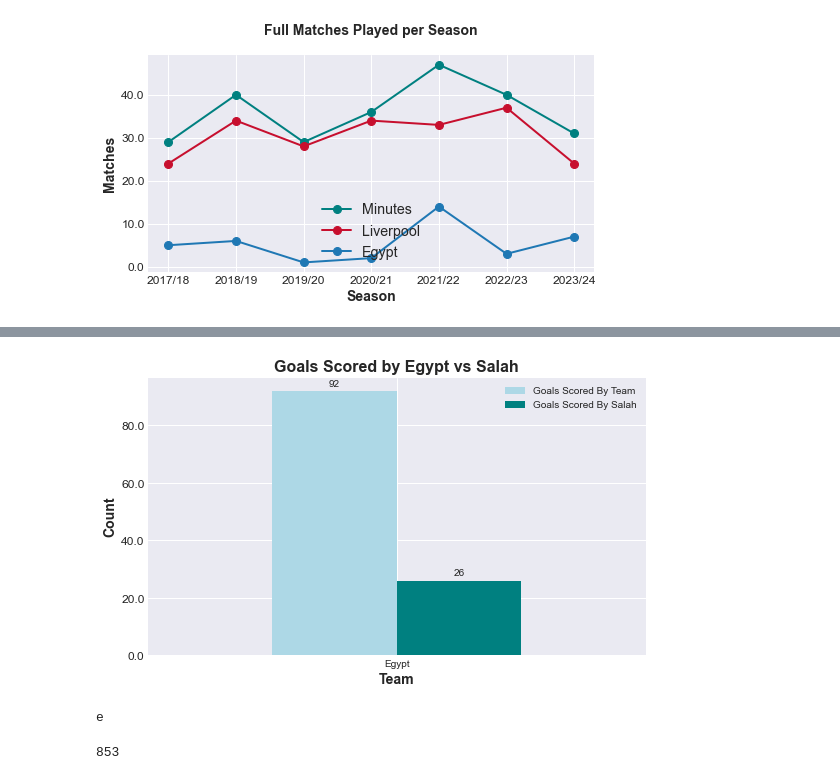
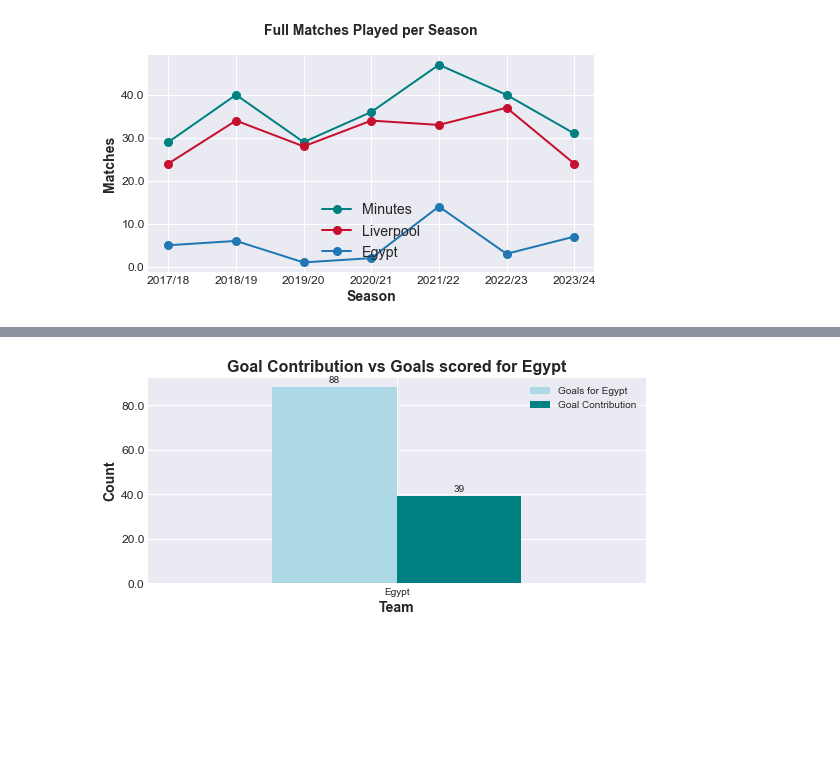
Before and after one commit to Mahmoud46/data_analytics_case_study_mohamed_salah, a Jupyter notebook: Code/advanced_analysis.ipynb, the cells around one changed output, grey strips where cells are left out. Cells and saved outputs as stored; diff of their text form; code cells hidden in the pictures; blank space fills up the shorter version.

```diff
--- a/Code/advanced_analysis.ipynb
+++ b/Code/advanced_analysis.ipynb
@@ -733,0 +803,36 @@ plt.show()
+# %%
+import pandas as pd
+import matplotlib.pyplot as plt
+# Example DataFrame
+data_shots = {
+    'Season': ['2017/18', '2018/19', '2019/20', '2020/21', '2021/22', '2022/23', '2023/24'],
+    'Goals for Egypt': eg_gls,
+    'Goal Contribution': total_gls,
+}
+df_shots = pd.DataFrame(data_shots)
+# Apply modern style
+plt.style.use('seaborn-darkgrid')
+# Create figure and axis
+fig, ax = plt.subplots(figsize=(8, 4))
+
+# Plot shots
+bars = df_shots.plot(x='Season', y=['Goals for Egypt', 'Goal Contribution'], kind='bar', title='Goal Contribution vs Goals scored for Egypt per Season', color=['lightblue', 'teal'], ax=ax)
+
+# Customize the plot
+ax.set_xlabel('Season', fontsize=14, fontweight='bold')
+ax.set_ylabel('Count', fontsize=14, fontweight='bold')
+ax.set_xticklabels(df_shots['Season'], fontsize=12)
+ax.set_yticklabels(ax.get_yticks(), fontsize=12)
+ax.title.set_fontsize(16)
+ax.title.set_fontweight('bold')
+ax.tick_params(axis='x', labelsize=10, rotation=0)  # Adjust font size and rotation
+
+ax.legend(fontsize=10)  # Adjust legend font size
+
+# Add values above each bar
+for container in ax.containers:
+    ax.bar_label(container, label_type='edge', fontsize=10, padding=3)
+
+# Show plot with adjusted layout
+plt.tight_layout()
+plt.show()
@@ -737,48 +844,35 @@ import matplotlib.pyplot as plt
 # Example DataFrame
 data_shots = {
     'Team': ['Egypt'],
-    'Goals Scored By Team': [92],
-    'Goals Scored By Salah': [26],
+    'Goals for Egypt': [sum(eg_gls)],
+    'Goal Contribution': [sum(total_gls)],
 }
 df_shots = pd.DataFrame(data_shots)
 # Apply modern style
 plt.style.use('seaborn-darkgrid')
 # Create figure and axis
-fig, ax = plt.subplots(figsize=(8, 5))
+fig, ax = plt.subplots(figsize=(8, 4))
 
 # Plot shots
-bars = df_shots.plot(x='Team', y=['Goals Scored By Team', 'Goals Scored By Salah'], kind='bar', title='Goals Scored by Egypt vs Salah', color=['lightblue', 'teal'], ax=ax)
+bars = df_shots.plot(x='Team', y=['Goals for Egypt', 'Goal Contribution'], kind='bar', title='Goal Contribution vs Goals scored for Egypt', color=['lightblue', 'teal'], ax=ax)
 
 # Customize the plot
 ax.set_xlabel('Team', fontsize=14, fontweight='bold')
 ax.set_ylabel('Count', fontsize=14, fontweight='bold')
 ax.set_xticklabels(df_shots['Team'], fontsize=12)
 ax.set_yticklabels(ax.get_yticks(), fontsize=12)
 ax.title.set_fontsize(16)
 ax.title.set_fontweight('bold')
 ax.tick_params(axis='x', labelsize=10, rotation=0)  # Adjust font size and rotation
 
 ax.legend(fontsize=10)  # Adjust legend font size
 
 # Add values above each bar
 for container in ax.containers:
     ax.bar_label(container, label_type='edge', fontsize=10, padding=3)
 
 # Show plot with adjusted layout
 plt.tight_layout()
 plt.show()
 # %% [output]
-[figure, old version]
+[figure, new version]
-# %%
-liv_gls=[]
-total_gls=[]
-for key,value in data_analysis.items():
-    try:
-        total_gls.append(round(value['Gls']["liv"]))
-        liv_gls.append(teams_gls['liverpool'][key])
-    except: print("e")
-
-sum(liv_gls)
-# %% [output]
-e
-853
```
Also changed, not shown: parts of 14 cells of this notebook.
